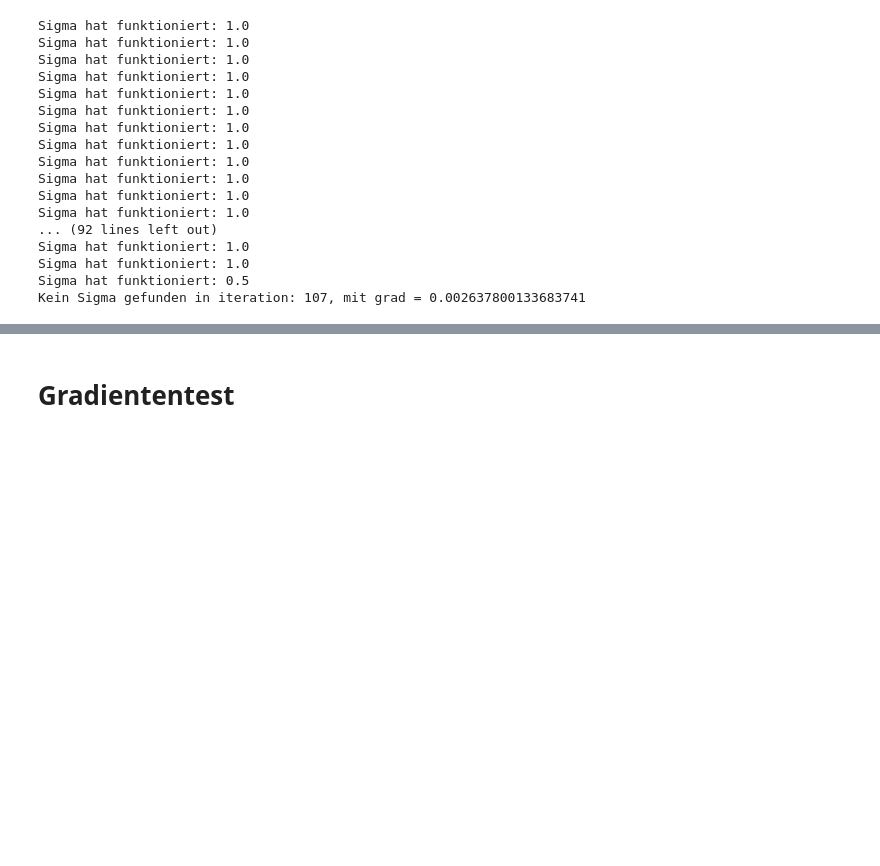
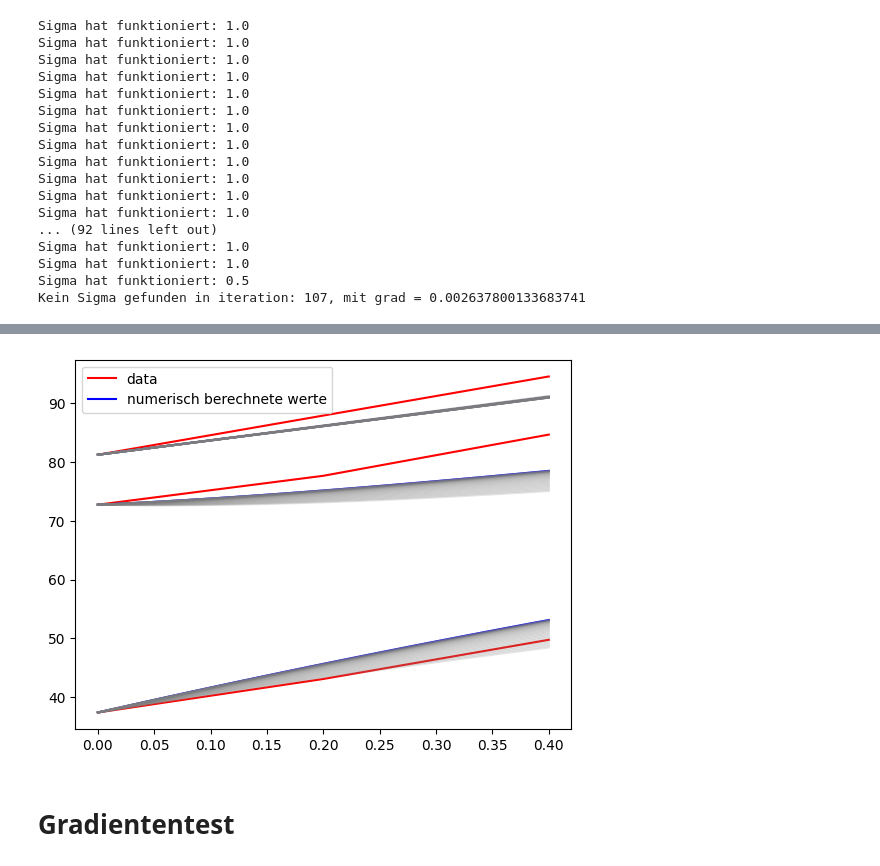
Before and after one commit to TimLockstedt/Opt1, a Jupyter notebook: validation_Tim_1.ipynb, the cells around one changed output, grey strips where cells are left out. Drawn from its saved outputs; the diff is of its cells as text; code cells hidden in the pictures; blank space fills up the shorter version.

```diff
--- a/validation_Tim_1.ipynb
+++ b/validation_Tim_1.ipynb
@@ -1398,3 +1436,22 @@ v_max, L
+# %%
+# OPtimiierungs prozess an trajektoreien zeigen
+for i in range(test.get_x().shape[0]):
+	if i == 0:
+		plt.plot(test.get_gesT()[minimum_index], test.get_gesx()[minimum_index][0,:], label="data", color = "r")
+		plt.plot(test.get_gesT()[minimum_index], test.get_gesnumx()[minimum_index][0,:],label="numerisch berechnete werte", color = "b")
+	else:
+		plt.plot(test.get_gesT()[minimum_index], test.get_gesx()[minimum_index][i,:], color = "r")
+		plt.plot(test.get_gesT()[minimum_index], test.get_gesnumx()[minimum_index][i,:], color = "b")
+
+max = len(test.get_gesnumx())
+for i in np.arange(0, minimum_index, 1): # max
+    for j in range(test.get_x().shape[0]):
+    	plt.plot(test.get_t(), test.get_gesnumx()[i][j,:], alpha = 0.2, color="gray")
+plt.legend()
+plt.savefig(f"Bilder/{fileName.split("/")[1].split(".")[0]}_{dataset_nuber}_armijo_Figure_Ges_IterationShadow_marked.pdf", dpi=40)
+plt.show()
+# %% [output]
+[figure, added]
 # %% [markdown]
 # Gradiententest
 # %%
```
Also changed, not shown: parts of 3 cells of this notebook, 18 other files.
